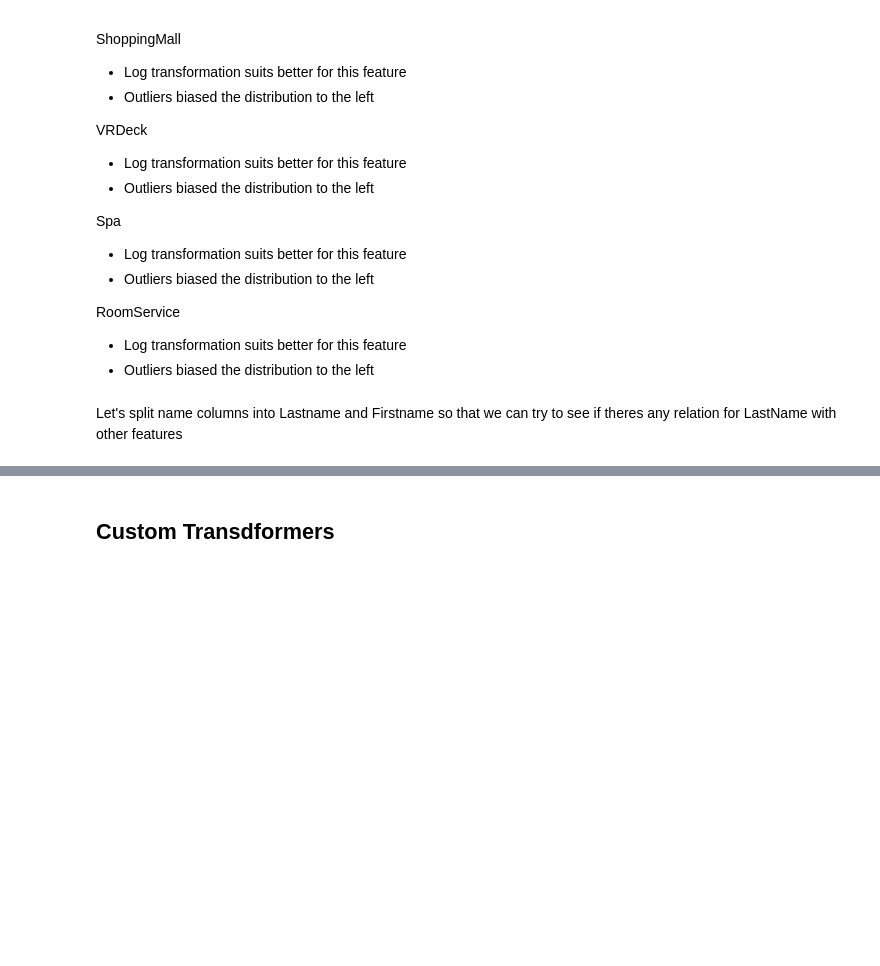
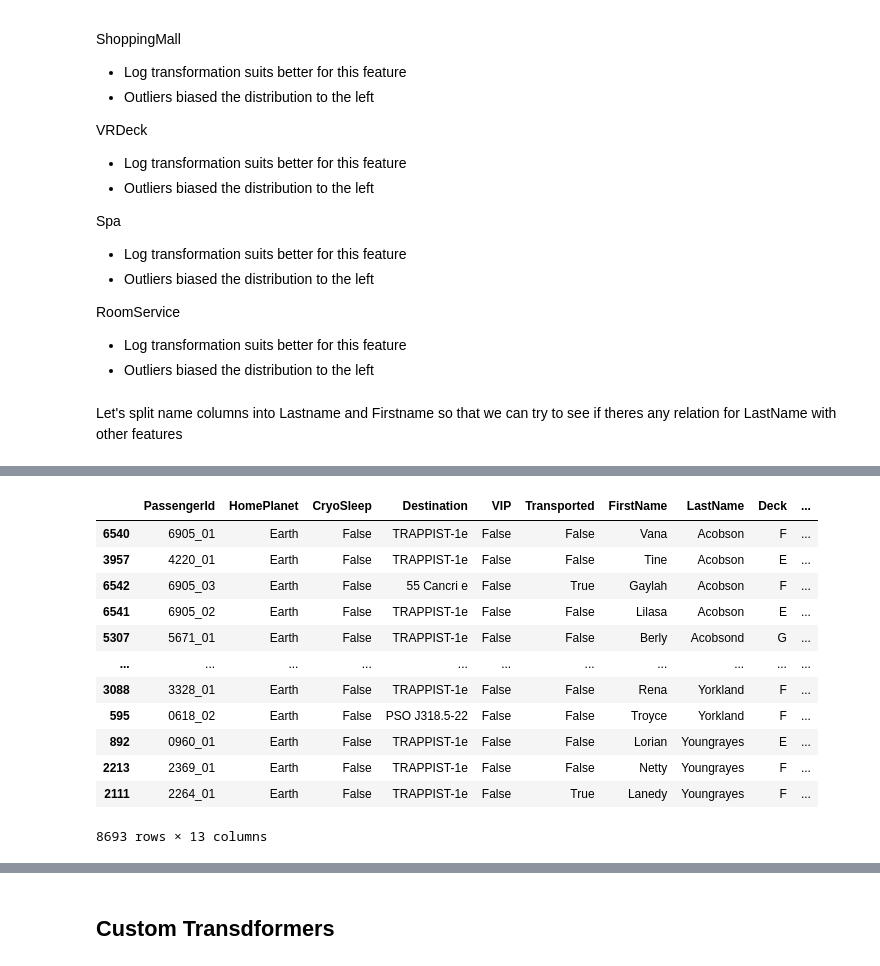
Before and after one commit to SebasKHE/data-science-kaggle-competitions, a Jupyter notebook: spaceship-titanic/space-titanic-project.ipynb, the cells around one changed output, grey strips where cells are left out. Drawn from its saved outputs; the diff is of its cells as text; code cells hidden in the pictures; blank space fills up the shorter version.

```diff
--- a/spaceship-titanic/space-titanic-project.ipynb
+++ b/spaceship-titanic/space-titanic-project.ipynb
@@ -925,0 +271,8 @@ dtype: int64
+# %%
+# Lets split the Cabin feature so that we can analyze if there's any relation in the asignation of cabins and the target variable
+processed_train_df[['Deck', 'Number', 'Side']] = processed_train_df['Cabin'].str.split('/', expand=True)
+processed_test_df[['Deck', 'Number', 'Side']] = processed_test_df['Cabin'].str.split('/', expand=True)
+processed_train_df.drop('Cabin', axis=1, inplace=True)
+processed_test_df.drop('Cabin', axis=1, inplace=True)
+
+processed_train_df.head(5)
@@ -925,0 +294,8 @@ dtype: int64
+# %%
+# Theres not too much correlation between services variables and the target so lets unified them into a single variable
+processed_train_df['Services'] = processed_train_df['RoomService'] + processed_train_df['FoodCourt'] + processed_train_df['ShoppingMall'] + processed_train_df['Spa'] + processed_train_df['VRDeck']
+processed_test_df['Services'] = processed_test_df['RoomService'] + processed_test_df['FoodCourt'] + processed_test_df['ShoppingMall'] + processed_test_df['Spa'] + processed_test_df['VRDeck']
+processed_train_df.drop(['RoomService', 'FoodCourt', 'ShoppingMall', 'Spa', 'VRDeck'], axis=1, inplace=True)
+processed_test_df.drop(['RoomService', 'FoodCourt', 'ShoppingMall', 'Spa', 'VRDeck'], axis=1, inplace=True)
+
+processed_train_df.head(5)
@@ -925,0 +313,7 @@ dtype: int64
+# %%
+# Lets create categories for range of Age since we see that range of age from 0 to 18 is more likeli to be transported
+labels = ['Child', 'Teenager', 'Young Adult', 'Adult','Older Adult', 'Elderly']
+bins = [0, 12, 18, 35, 50, 65, 100]
+processed_train_df['GroupAge'] = pd.cut(processed_train_df['Age'], bins=bins, labels=labels, right=False)
+processed_test_df['GroupAge'] = pd.cut(processed_test_df['Age'], bins=bins, labels=labels, right=False)
+processed_train_df.head(5)
@@ -925,0 +327,4 @@ dtype: int64
+# %%
+processed_train_df = processed_train_df.drop(columns='Age')
+processed_test_df = processed_test_df.drop(columns='Age')
+processed_train_df.head()
@@ -925,0 +342,16 @@ dtype: int64
+# %%
+processed_train_df.sort_values(by='LastName')
+# %% [output]
+|  | PassengerId | HomePlanet | CryoSleep | Destination | VIP | Transported | FirstName | LastName | Deck | ... |
+| 6540 | 6905_01 | Earth | False | TRAPPIST-1e | False | False | Vana | Acobson | F | ... |
+| 3957 | 4220_01 | Earth | False | TRAPPIST-1e | False | False | Tine | Acobson | E | ... |
+| 6542 | 6905_03 | Earth | False | 55 Cancri e | False | True | Gaylah | Acobson | F | ... |
+| 6541 | 6905_02 | Earth | False | TRAPPIST-1e | False | False | Lilasa | Acobson | E | ... |
+| 5307 | 5671_01 | Earth | False | TRAPPIST-1e | False | False | Berly | Acobsond | G | ... |
+| ... | ... | ... | ... | ... | ... | ... | ... | ... | ... | ... |
+| 3088 | 3328_01 | Earth | False | TRAPPIST-1e | False | False | Rena | Yorkland | F | ... |
+| 595 | 0618_02 | Earth | False | PSO J318.5-22 | False | False | Troyce | Yorkland | F | ... |
+| 892 | 0960_01 | Earth | False | TRAPPIST-1e | False | False | Lorian | Youngrayes | E | ... |
+| 2213 | 2369_01 | Earth | False | TRAPPIST-1e | False | False | Netty | Youngrayes | F | ... |
+| 2111 | 2264_01 | Earth | False | TRAPPIST-1e | False | True | Lanedy | Youngrayes | F | ... |
+8693 rows × 13 columns
```
Also changed, not shown: parts of 74 cells of this notebook.
